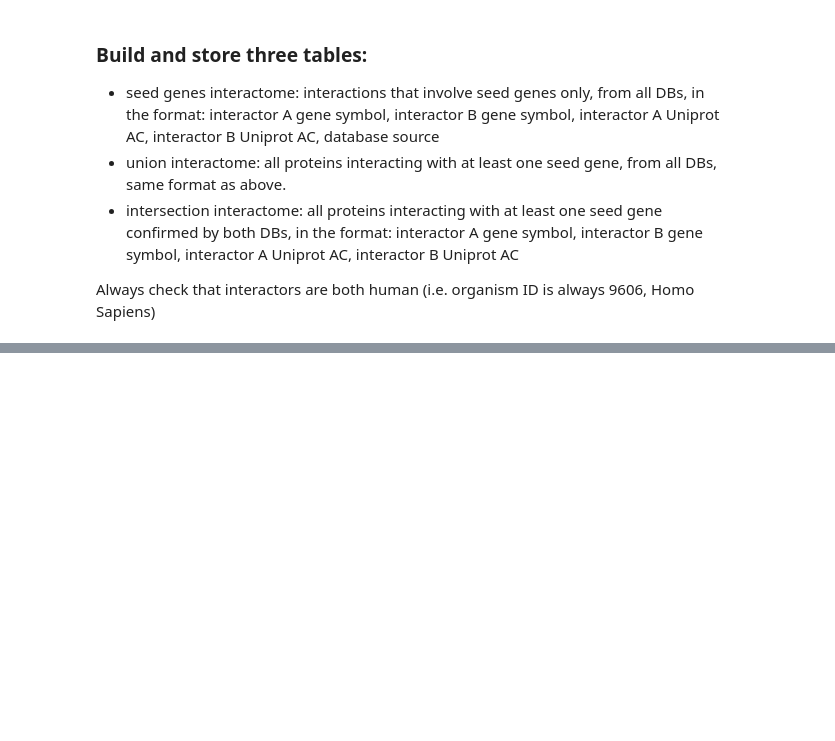
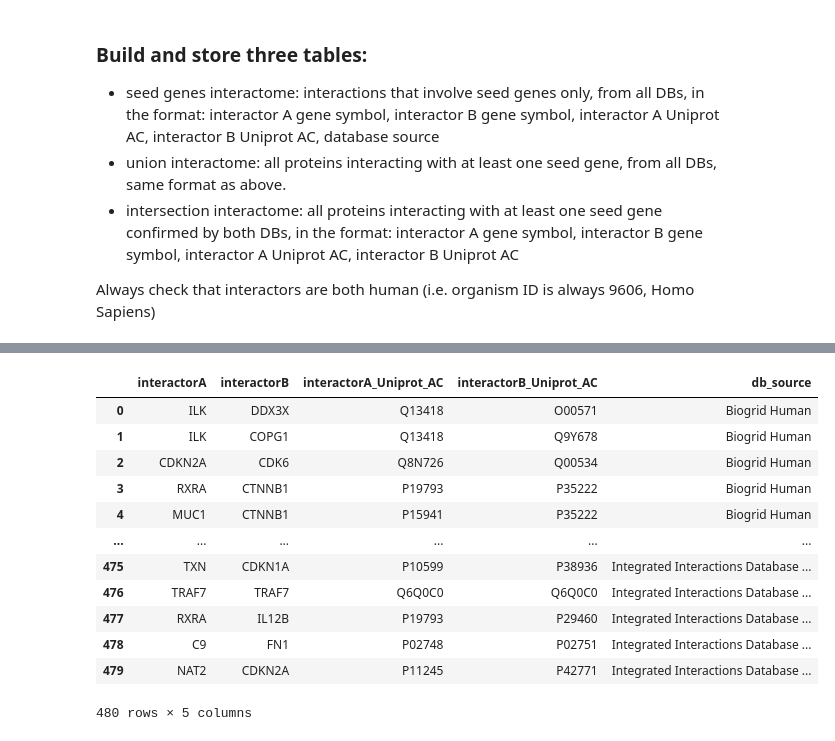
Before and after one commit to giuliacassara/Malignant-Mesothelioma, a Jupyter notebook: Part1.ipynb, the cells around one changed output, grey strips where cells are left out. Drawn from its saved outputs; the diff is of its cells as text; code cells hidden in the pictures; blank space fills up the shorter version.

```diff
--- a/Part1.ipynb
+++ b/Part1.ipynb
@@ -481,3 +466,7 @@ print(len(uniquesyms))
 
 Always check that interactors are both human (i.e. organism ID is always 9606, Homo
 Sapiens)
+# %%
+biogrid_human = biogrid_human.reset_index(drop=True)
+uniprot_human = pd.read_csv("./uniprot/HUMAN_9606_idmapping.dat", sep = '\t')
+uniprot_human
@@ -483,0 +519,7 @@ Sapiens)
+# %%
+#create a dictionary that maps symbol with its uniprot
+unigene=unigene.rename(columns={"yourlist:M202001096746803381A1F0E0DB47453E0216320D5745D00": "symbol"})
+unigene=pd.Series(unigene.Entry.values, index=unigene.symbol).to_dict()
+biogrid_human['UniprotAC interactor A']= biogrid_human['Official Symbol Interactor A'].map(unigene)
+biogrid_human['UniprotAC interactor B']= biogrid_human['Official Symbol Interactor B'].map(unigene)
+biogrid_human.to_csv("biogrid_human_ext.tsv", sep = '\t')
@@ -483,0 +540,3 @@ Sapiens)
+# %%
+iid_human = pd.read_csv('iid.txt', sep = '\t')
+iid_human.drop(['Unnamed: 0'], axis = 1)
@@ -483,0 +692,21 @@ Sapiens)
+# %%
+biogrid_human=biogrid_human.reset_index(drop=True)
+iid_human=iid_human.reset_index(drop=True)
+build_union_interactome(biogrid_human, iid_human)
+build_first_table(biogrid_human, iid_human)
+interactome_seed = pd.read_csv("seed_genes_interactome.tsv", sep = '\t')
+interactome_seed.drop(['Unnamed: 0'], axis = 1)
+# %% [output]
+|  | interactorA | interactorB | interactorA_Uniprot_AC | interactorB_Uniprot_AC | db_source |
+| 0 | ILK | DDX3X | Q13418 | O00571 | Biogrid Human |
+| 1 | ILK | COPG1 | Q13418 | Q9Y678 | Biogrid Human |
+| 2 | CDKN2A | CDK6 | Q8N726 | Q00534 | Biogrid Human |
+| 3 | RXRA | CTNNB1 | P19793 | P35222 | Biogrid Human |
+| 4 | MUC1 | CTNNB1 | P15941 | P35222 | Biogrid Human |
+| ... | ... | ... | ... | ... | ... |
+| 475 | TXN | CDKN1A | P10599 | P38936 | Integrated Interactions Database ... |
+| 476 | TRAF7 | TRAF7 | Q6Q0C0 | Q6Q0C0 | Integrated Interactions Database ... |
+| 477 | RXRA | IL12B | P19793 | P29460 | Integrated Interactions Database ... |
+| 478 | C9 | FN1 | P02748 | P02751 | Integrated Interactions Database ... |
+| 479 | NAT2 | CDKN2A | P11245 | P42771 | Integrated Interactions Database ... |
+480 rows × 5 columns
```
Also changed, not shown: parts of 16 cells of this notebook, 5 other files.
